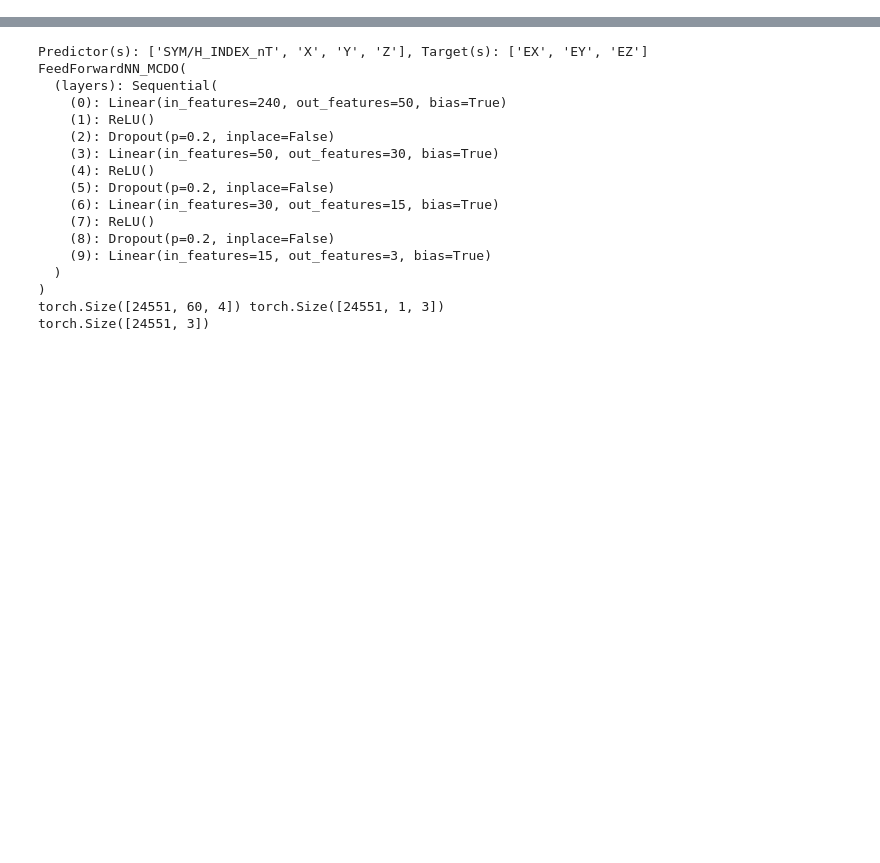
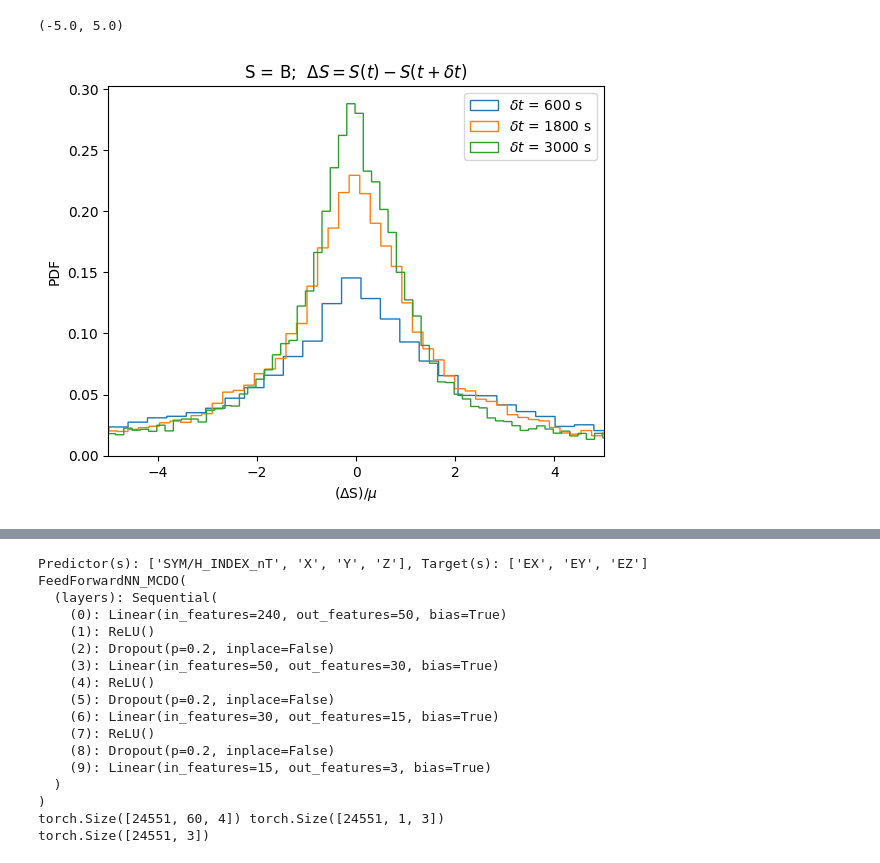
Before and after one commit to Astech34/IMEF, a Jupyter notebook: imef-statistics/proposal-model/prop-test.ipynb, the cells around one changed output, grey strips where cells are left out. Saved outputs shown, nothing was run; the diff lists cells and outputs as text; code cells hidden in the pictures; blank space fills up the shorter version.

```diff
--- a/imef-statistics/proposal-model/prop-test.ipynb
+++ b/imef-statistics/proposal-model/prop-test.ipynb
@@ -61,6 +61,8 @@ print(f"Random seed set as {seed}")
 # data check
 df_ds = pdp.df_ds
 df_ds.head(5)
+df_nan = pdp.df_ds_nans
+df_ds.head(5)
 # %% [output]
 Random seed set as 42
 |  | 1-M_AE_nT | SYM/H_INDEX_nT | 1-M_PC(N)-INDEX_ | T | n | VX | VY | VZ | BX | ... |
@@ -70,3 +72,63 @@ Random seed set as 42
 | 2017-11-01 03:26:00+00:00 | 31 | 0 | 0.20 | 39.210209 | 9.396939 | -277.332465 | 23.102912 | 3.866655 | 1.650214 | ... |
 | 2017-11-01 03:27:00+00:00 | 31 | 0 | 0.19 | 41.644468 | 9.407722 | -277.169238 | 23.035629 | 4.275142 | 1.641951 | ... |
 | 2017-11-01 03:28:00+00:00 | 30 | 0 | 0.21 | 40.253720 | 9.404135 | -277.135414 | 22.441875 | 3.752938 | 1.682309 | ... |
+# %%
+def plot_increments(ax, param_df, param_name = 'S', periods=1, period_length=60, period_units='s'):
+
+
+    # intermittency
+    # diff function finds discrete difference of element
+    increments = param_df.diff(periods=periods) # compute increments
+    # increments = np.abs(increments) # take absolute value
+
+    incr_mean = np.nanmean(increments.values)    # mean (NaNs ignored)
+    incr_stdev = np.nanstd(increments.values)    # stdev (NaNs ignored)
+
+    # # normlaize by subtracting the mean and dividing by standard dev.
+    # incr_normalized = (increments-incr_mean)/incr_stdev
+    # xlabel = "$(\Delta$"+param_name+"$- \mu)/\sigma_"+param_name+"$"
+
+    # normlaize by dividing by the mean
+    incr_normalized = (increments)/incr_mean
+    xlabel = "$(\Delta$"+param_name+"$)/\mu$"
+
+
+    ylabel = "PDF"
+
+    #  plot probaility density function (PDF)
+    plot_label = f'$\delta t$ = {periods*period_length} {period_units}'
+
+    # for histogram:
+    #   -   for density=True: compute probability density, (area under the histogram integrates to 1);
+    #       density = counts / (sum(counts) * np.diff(bins)))
+    #   -   if also stacked=True: sum of the histograms is normalized to 1.
+    #   -   Greco et al. (2008) computes constant statistical weight densities, is this the same as ours?
+
+    ax.hist(incr_normalized, label=plot_label, histtype='step',bins='auto', stacked=True, density=True)
+
+    # reference gaussian, still work in progress
+    from scipy.stats import norm
+    # ax.plot(incr_normalized, norm.pdf(incr_normalized, incr_mean, incr_stdev))
+
+
+    ax.set_xlabel(xlabel)
+    ax.set_ylabel(ylabel)
+
+
+df_nan['B'] = np.sqrt(df_nan['BX']**2+df_nan['BY']**2+df_nan['BZ']**2)
+
+
+fig, ax = plt.subplots(1)
+
+param = 'B'
+plot_increments(ax, df_nan[param], param_name='S', periods=10)
+plot_increments(ax, df_nan[param], param_name='S', periods=30)
+plot_increments(ax, df_nan[param], param_name='S', periods=50)
+
+eq1 = "$\Delta S=S(t)-S(t+\delta t)$"
+ax.set_title("S = "+param+"; \t"+eq1)
+ax.legend()
+ax.set_xlim(-5,5)
+# %% [output]
+(-5.0, 5.0)
+[figure, added]
```
Also changed, not shown: parts of 14 cells of this notebook.
